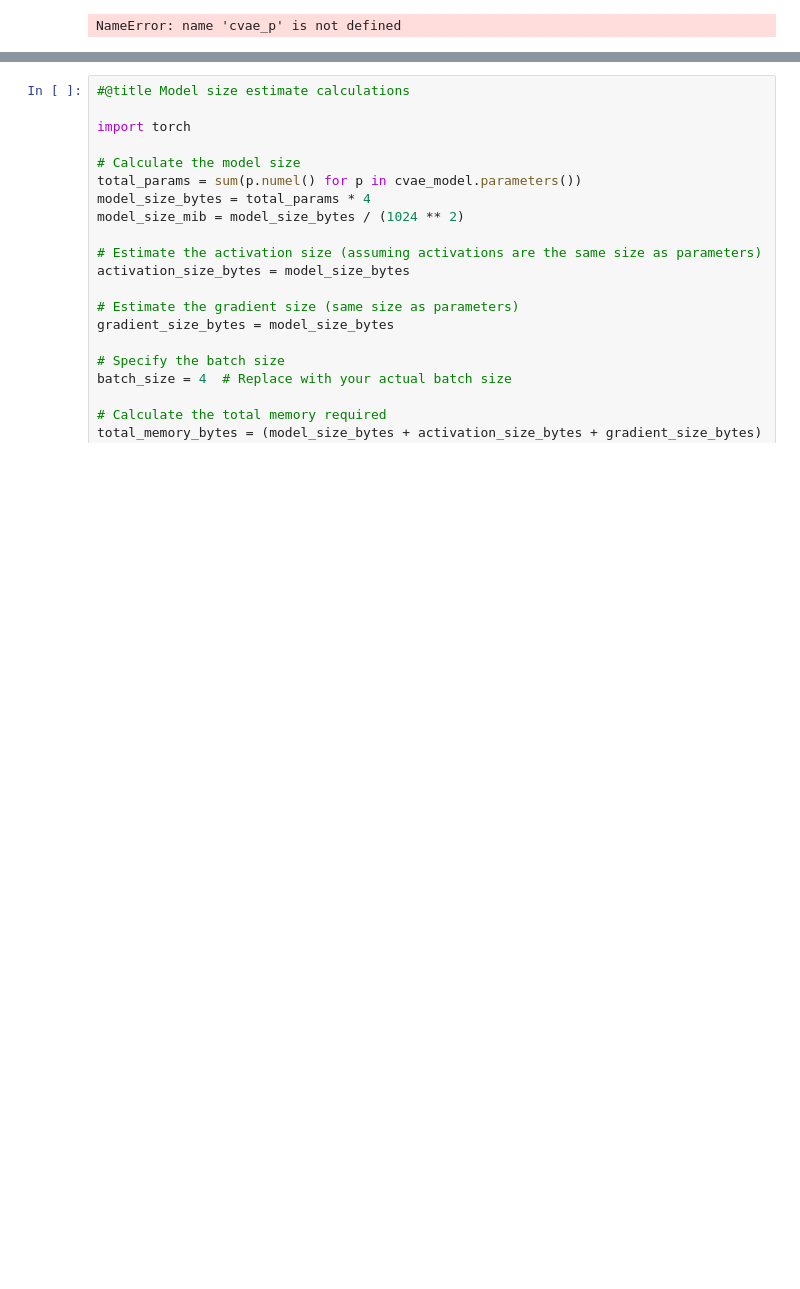
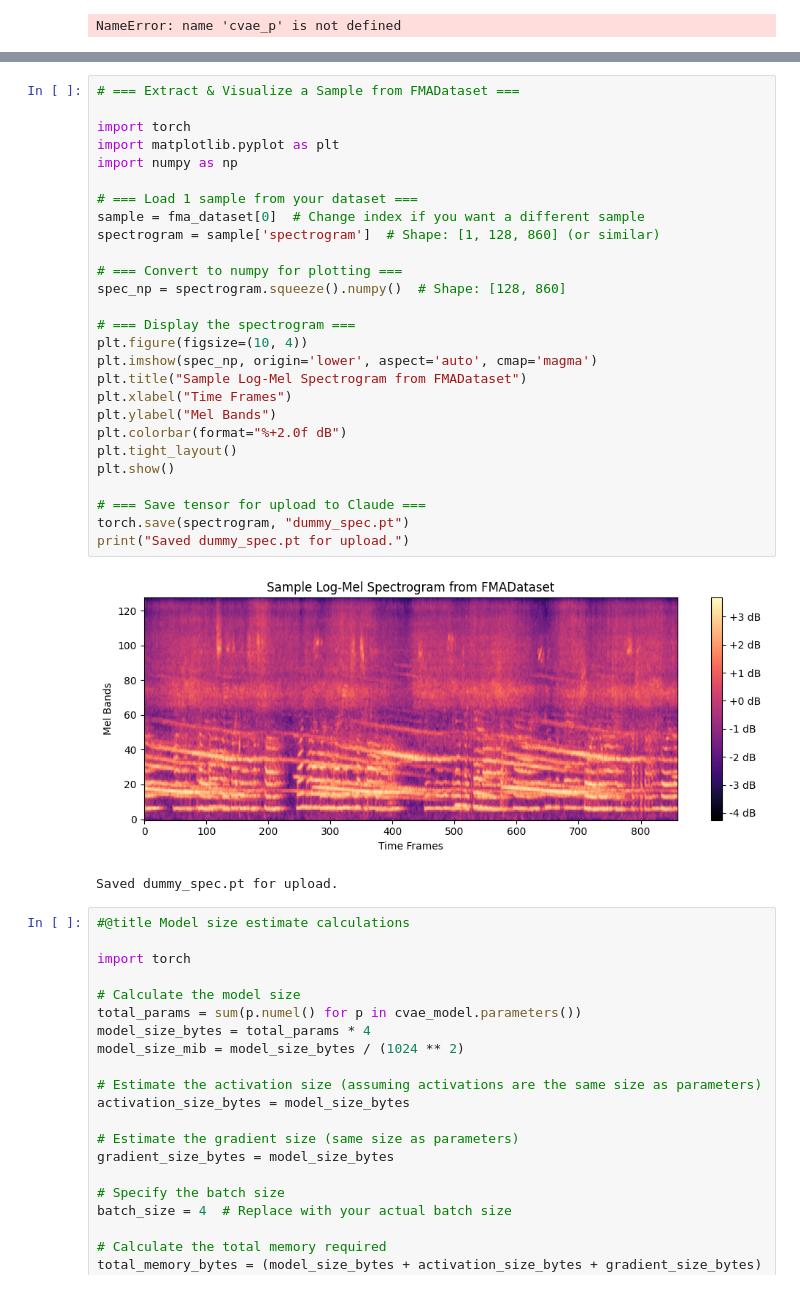
Before and after one commit to adinsegall/A-Simple-Synth, a Jupyter notebook: DL4AM_Coursework_Segall.ipynb, the cells around one changed output, grey strips where cells are left out. Saved outputs shown, nothing was run; the diff lists cells and outputs as text; blank space fills up the shorter version.

```diff
--- a/DL4AM_Coursework_Segall.ipynb
+++ b/DL4AM_Coursework_Segall.ipynb
@@ -1498,3 +1463,33 @@ NameError: name 'model' is not defined
+# %%
+# === Extract & Visualize a Sample from FMADataset ===
+
+import torch
+import matplotlib.pyplot as plt
+import numpy as np
+
+# === Load 1 sample from your dataset ===
+sample = fma_dataset[0]  # Change index if you want a different sample
+spectrogram = sample['spectrogram']  # Shape: [1, 128, 860] (or similar)
+
+# === Convert to numpy for plotting ===
+spec_np = spectrogram.squeeze().numpy()  # Shape: [128, 860]
+
+# === Display the spectrogram ===
+plt.figure(figsize=(10, 4))
+plt.imshow(spec_np, origin='lower', aspect='auto', cmap='magma')
+plt.title("Sample Log-Mel Spectrogram from FMADataset")
+plt.xlabel("Time Frames")
+plt.ylabel("Mel Bands")
+plt.colorbar(format="%+2.0f dB")
+plt.tight_layout()
+plt.show()
+
+# === Save tensor for upload to Claude ===
+torch.save(spectrogram, "dummy_spec.pt")
+print("Saved dummy_spec.pt for upload.")
+# %% [output]
+[figure, added]
+Saved dummy_spec.pt for upload.
 # %%
 #@title Model size estimate calculations
 
```
Also changed, not shown: parts of 7 cells of this notebook.
